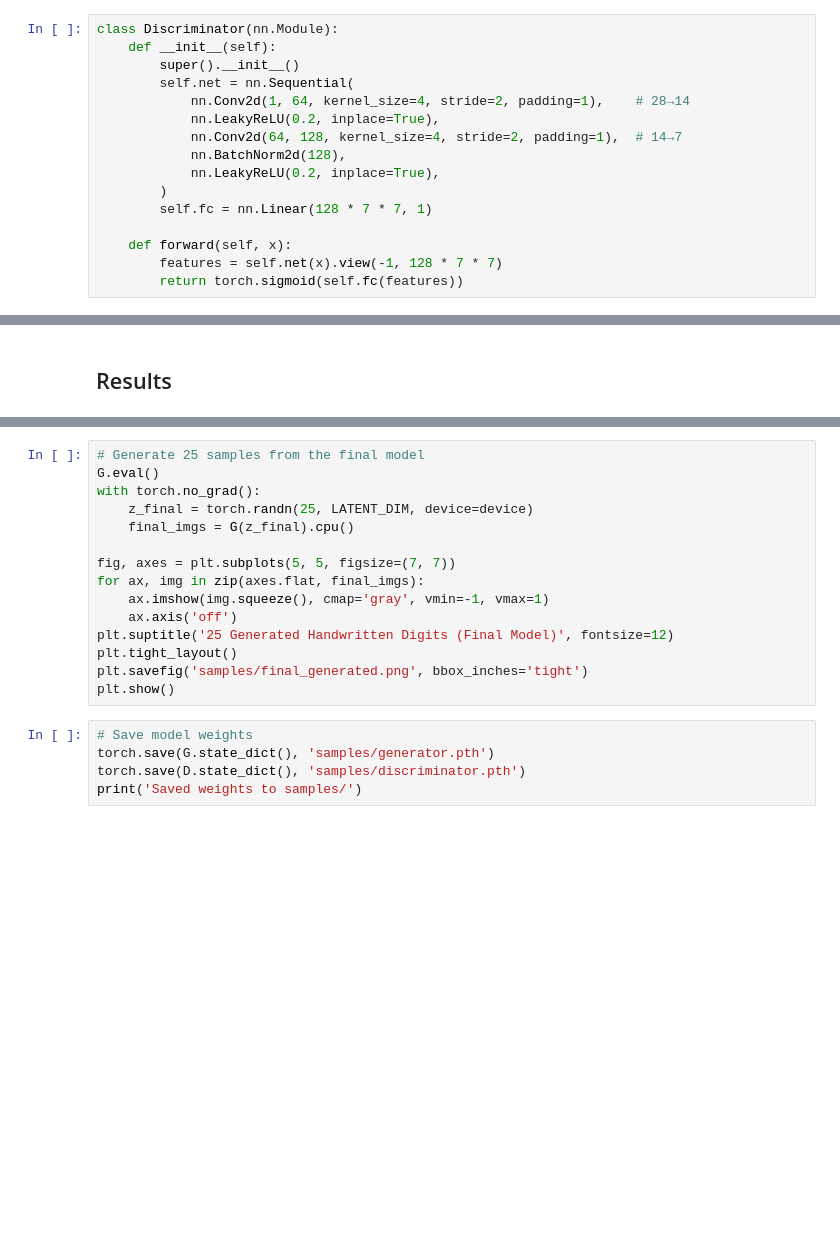
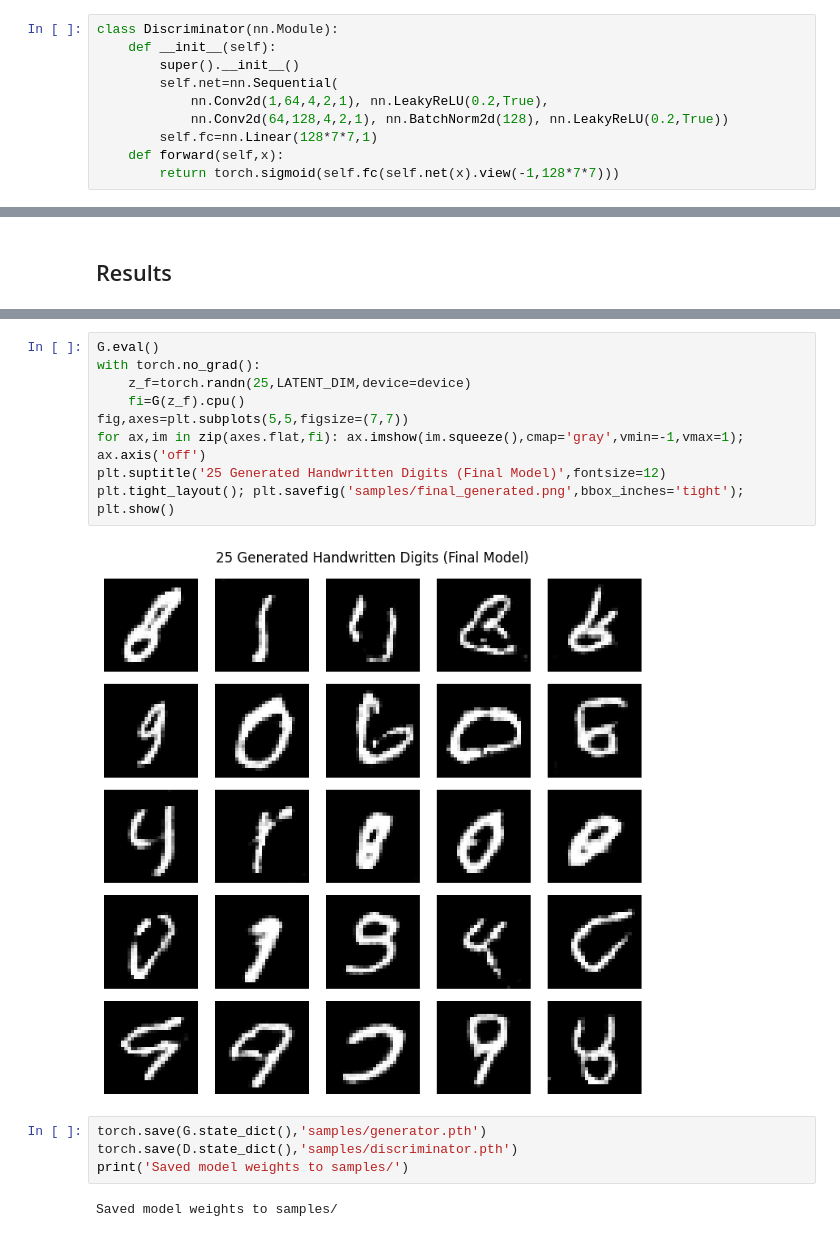
Before and after one commit to AbdulRahmanAzam/ANN, a Jupyter notebook: DLP Assignment 3/dcgan_mnist.ipynb, the cells around one changed output, grey strips where cells are left out. Saved outputs shown, nothing was run; the diff lists cells and outputs as text; blank space fills up the shorter version.

```diff
--- a/DLP Assignment 3/dcgan_mnist.ipynb
+++ b/DLP Assignment 3/dcgan_mnist.ipynb
@@ -97,17 +62,11 @@ class Generator(nn.Module):
 class Discriminator(nn.Module):
     def __init__(self):
         super().__init__()
-        self.net = nn.Sequential(
-            nn.Conv2d(1, 64, kernel_size=4, stride=2, padding=1),    # 28→14
-            nn.LeakyReLU(0.2, inplace=True),
-            nn.Conv2d(64, 128, kernel_size=4, stride=2, padding=1),  # 14→7
-            nn.BatchNorm2d(128),
-            nn.LeakyReLU(0.2, inplace=True),
-        )
-        self.fc = nn.Linear(128 * 7 * 7, 1)
-
-    def forward(self, x):
-        features = self.net(x).view(-1, 128 * 7 * 7)
-        return torch.sigmoid(self.fc(features))
+        self.net=nn.Sequential(
+            nn.Conv2d(1,64,4,2,1), nn.LeakyReLU(0.2,True),
+            nn.Conv2d(64,128,4,2,1), nn.BatchNorm2d(128), nn.LeakyReLU(0.2,True))
+        self.fc=nn.Linear(128*7*7,1)
+    def forward(self,x):
+        return torch.sigmoid(self.fc(self.net(x).view(-1,128*7*7)))
 # %%
 def weights_init(m):
@@ -227,23 +189,20 @@ plt.show()
 # %%
-# Generate 25 samples from the final model
 G.eval()
 with torch.no_grad():
-    z_final = torch.randn(25, LATENT_DIM, device=device)
-    final_imgs = G(z_final).cpu()
-
-fig, axes = plt.subplots(5, 5, figsize=(7, 7))
-for ax, img in zip(axes.flat, final_imgs):
-    ax.imshow(img.squeeze(), cmap='gray', vmin=-1, vmax=1)
-    ax.axis('off')
-plt.suptitle('25 Generated Handwritten Digits (Final Model)', fontsize=12)
-plt.tight_layout()
-plt.savefig('samples/final_generated.png', bbox_inches='tight')
-plt.show()
+    z_f=torch.randn(25,LATENT_DIM,device=device)
+    fi=G(z_f).cpu()
+fig,axes=plt.subplots(5,5,figsize=(7,7))
+for ax,im in zip(axes.flat,fi): ax.imshow(im.squeeze(),cmap='gray',vmin=-1,vmax=1); ax.axis('off')
+plt.suptitle('25 Generated Handwritten Digits (Final Model)',fontsize=12)
+plt.tight_layout(); plt.savefig('samples/final_generated.png',bbox_inches='tight'); plt.show()
+# %% [output]
+[figure, added]
 # %%
-# Save model weights
-torch.save(G.state_dict(), 'samples/generator.pth')
-torch.save(D.state_dict(), 'samples/discriminator.pth')
-print('Saved weights to samples/')
+torch.save(G.state_dict(),'samples/generator.pth')
+torch.save(D.state_dict(),'samples/discriminator.pth')
+print('Saved model weights to samples/')
+# %% [output]
+Saved model weights to samples/
 # %% [markdown]
 ## Discussion
 
```
Also changed, not shown: parts of 17 cells of this notebook, 5 other files.
